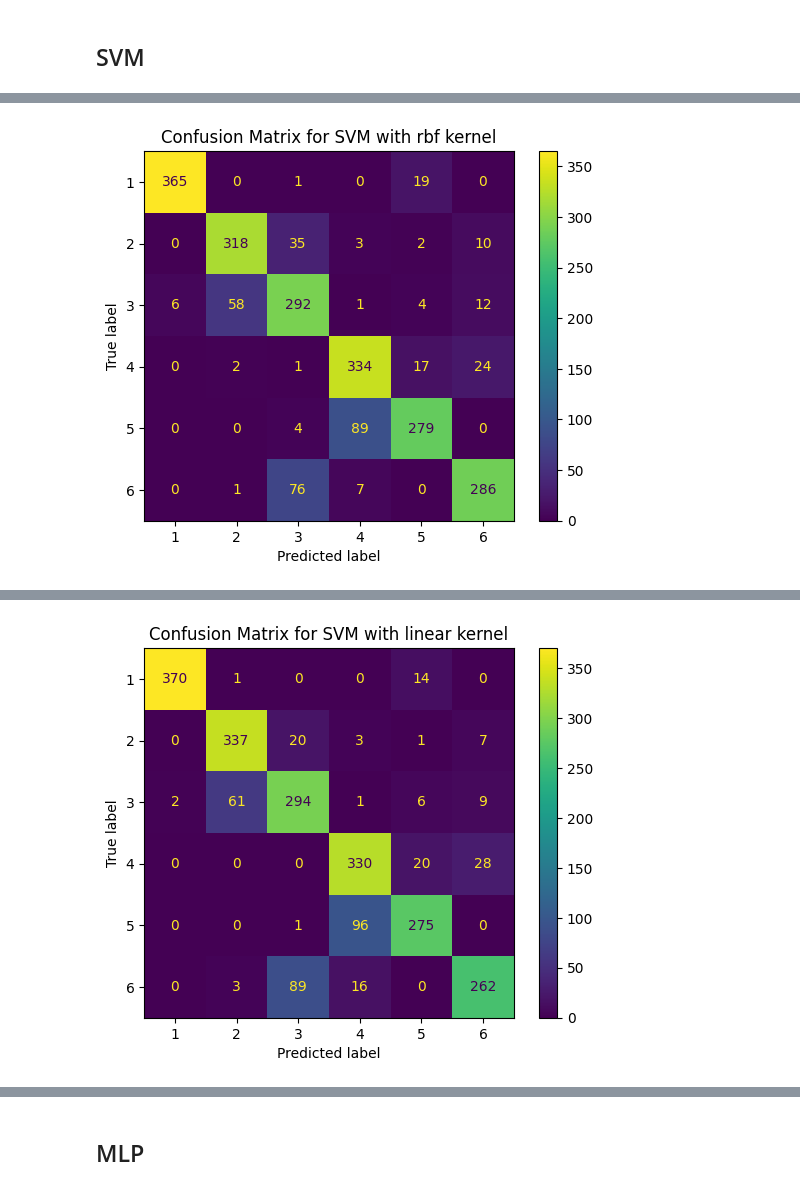
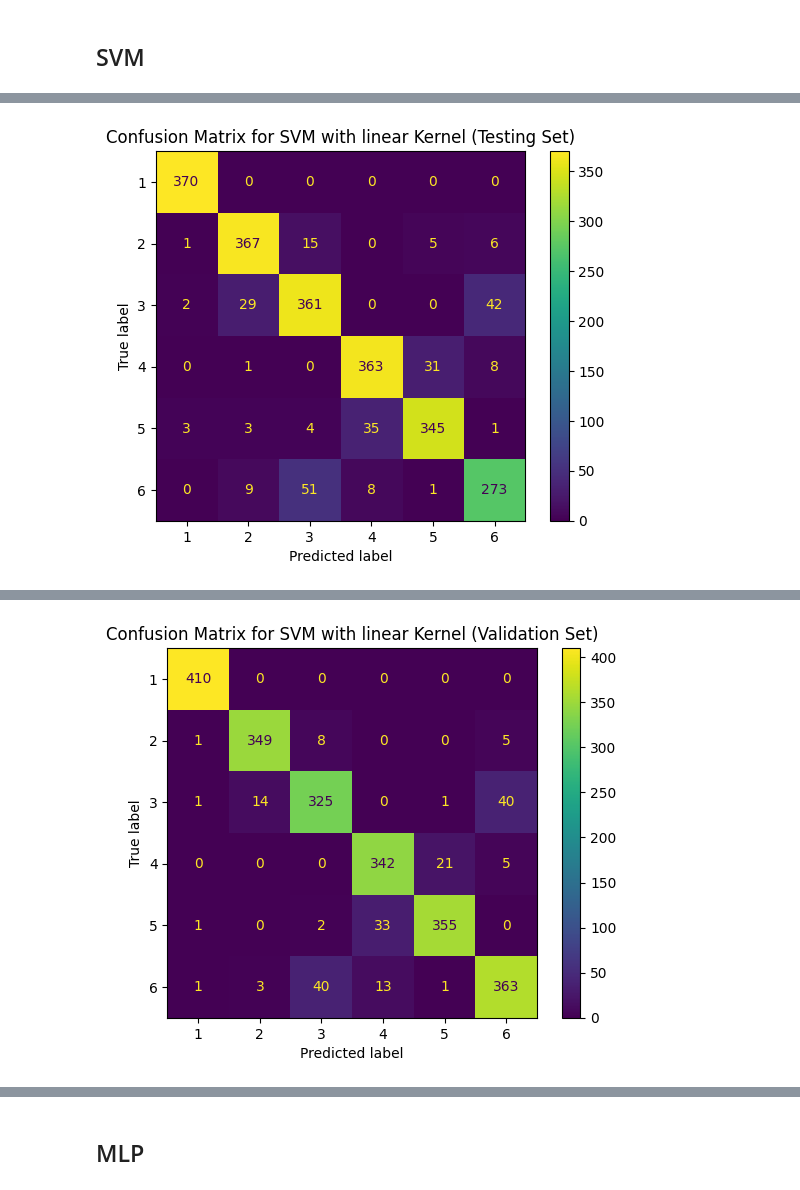
Before and after one commit to FrankDelft/ML_EE_EMG, a Jupyter notebook: main.ipynb, the cells around one changed output, grey strips where cells are left out. Cells and saved outputs as stored; diff of their text form; code cells hidden in the pictures.

```diff
--- a/main.ipynb
+++ b/main.ipynb
@@ -626,10 +626,10 @@ Test set shape: (2246, 48)
 # Model selection/implementation
 # %%
 # Split the data into training and testing sets
-# X_train_full, X_test, y_train_full, y_test = train_test_split(X, y, test_size=0.2, random_state=42)
+X_train, X_test, y_train, y_test = train_test_split(X_standardized, y, test_size=0.2, random_state=42)
 
 # Further split the training set into training and validation sets
-# X_train, X_val, y_train, y_val = train_test_split(X_train_full, y_train_full, test_size=0.25, random_state=42)
+X_train_v, X_val, y_train_v, y_val = train_test_split(X_train, y_train, test_size=0.25, random_state=42)
 
 # Note: The test_size=0.25 here means 25% of the training set, which is 20% of the original data,
 # resulting in 60% training, 20% validation, and 20% testing.
@@ -678,7 +667,7 @@ warnings.filterwarnings("ignore")
 from sklearn.model_selection import GridSearchCV
 
 # KNN parameter grid
-knn_param_grid = {'n_neighbors': [1, 3, 5, 7, 9, 11, 13, 15, 17]}
+knn_param_grid = {'n_neighbors': [3, 5, 7, 9, 11]}
 
 # SVM parameter grid
 svm_param_grid = {
@@ -831,35 +879,23 @@ Model with 15 neighbors saved as models/knn_15_neighbors_1.pkl
 
 ## SVM
 # %%
-# Define the directory and base filename
-model_dir = 'models'
-os.makedirs(model_dir, exist_ok=True)
+# Define the different kernels with their corresponding hyperparameters
+svm_param_grid = [
+    {'kernel': 'linear', 'C': 1, 'tol': 1e-4},
+    {'kernel': 'rbf', 'gamma': 0.01, 'C': 10, 'tol': 1e-4},
+    {'kernel': 'poly', 'degree': 3, 'gamma': 0.1, 'C': 0.1, 'tol': 1e-4}
+]
 
-# Define the different kernels to train
+# Iterate over each parameter grid
+for param_grid in svm_param_grid:
+    # Initialize the SVM model with the kernel and its parameters from the param_grid
+    svm_model = SVC(**param_grid)
 
-kernels = ['rbf','linear', 'poly']
-
-# Iterate over each kernel type
-for kernel in kernels:
-    # Initialize the SVM model with the specified kernel
-    svm_model = SVC(kernel=kernel,tol=1e-4,C=1)
-
-    # Train the model on the PCA-reduced training data
+    # Fit the model
     svm_model.fit(X_train, y_train)
 
-    # Make predictions on the PCA-reduced test data
-    y_pred = svm_model.predict(X_test)
-
-    # Evaluate the model
-    accuracy = accuracy_score(y_test, y_pred)
-    report = classification_report(y_test, y_pred)
-
-    print(f"Kernel: {kernel}")
-    print(f"Accuracy: {accuracy:.2f}")
-    print("Classification Report:")
-    print(report)
-
     # Prepare the model filename with kernel name
+    kernel = param_grid['kernel']
     version = 1
     while True:
         model_filename = f"{kernel}_svm_{version}.pkl"
@@ -868,13 +904,30 @@ for kernel in kernels:
             break
         version += 1
 
-    # Save the model and training loss
+    # Save the model
     with open(model_path, 'wb') as f:
         pickle.dump({'model': svm_model}, f)
 
     print(f"Model with {kernel} kernel saved as {model_path}\n")
-    # Plot the confusion matrix
+
+     # Print the kernel name and hyperparameters
+    for key, value in param_grid.items():
+        print(f"{key}: {value}")
+    print("\n")
+
+    # Test the model
+    test_model(svm_model,X_train,y_train,X_test,y_test)
+
+    #Plot the confusion matrix for testing set
     ConfusionMatrixDisplay.from_estimator(svm_model, X_test, y_test)
-    plt.title(f'Confusion Matrix for SVM with {kernel} kernel')
+    plt.title(f'Confusion Matrix for SVM with {kernel} Kernel (Testing Set)')
     plt.show()
+
+    # Validate the model
+    validate_model(svm_model,X_val,y_val)
+
+    #Plot the confusion matrix for validation set
+    ConfusionMatrixDisplay.from_estimator(svm_model, X_val, y_val)
+    plt.title(f'Confusion Matrix for SVM with {kernel} Kernel (Validation Set)')
+    plt.show()
 # %% [output]
@@ -898 +951 @@ Model with rbf kernel saved as models/rbf_svm_2.pkl
-[figure, old version]
+[figure, new version]
@@ -916 +970 @@ Model with linear kernel saved as models/linear_svm_2.pkl
-[figure, old version]
+[figure, new version]
```
Also changed, not shown: parts of 6 cells of this notebook, 31 other files.
